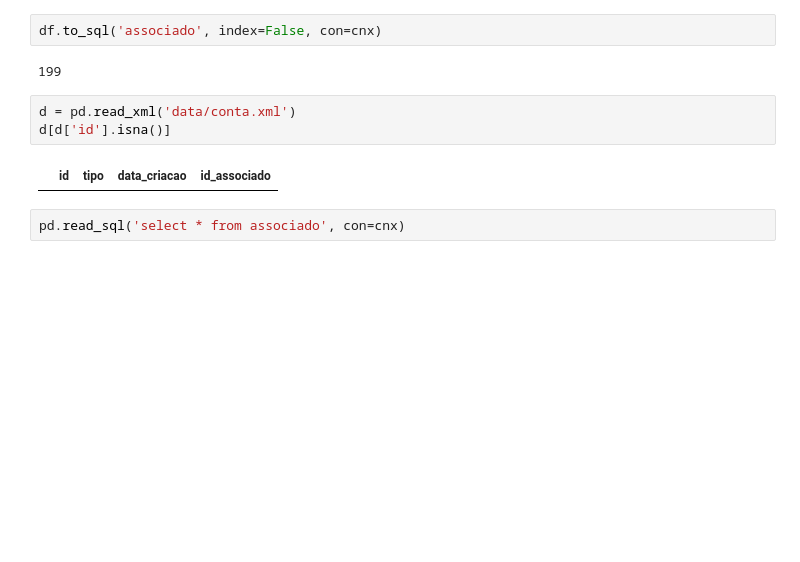
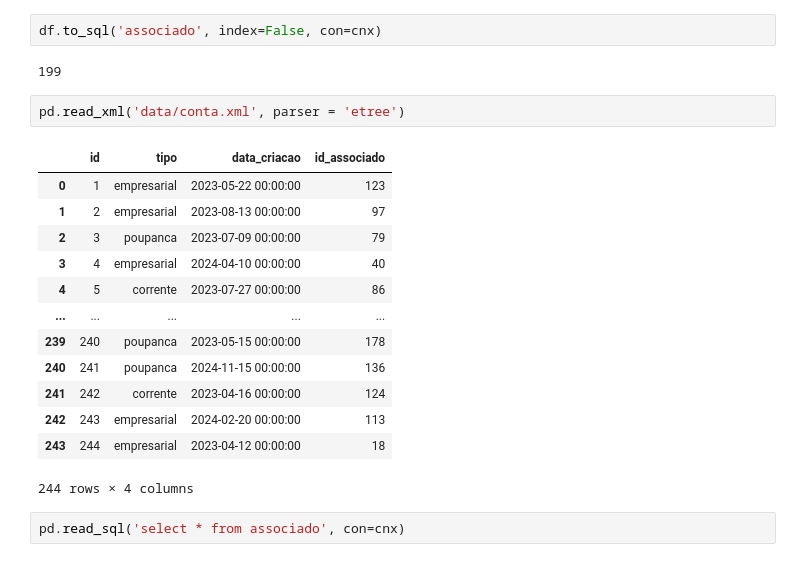
Before and after one commit to felipe-nakanishi/desafio_engenharia_dados, a Jupyter notebook: test.ipynb, the cells around one changed output. Cells and saved outputs as stored; diff of their text form; blank space fills up the shorter version.

```diff
--- a/test.ipynb
+++ b/test.ipynb
@@ -10,10 +10,21 @@ df.to_sql('associado', index=False, con=cnx)
 # %% [output]
 199
 # %%
-d = pd.read_xml('data/conta.xml')
-d[d['id'].isna()]
+pd.read_xml('data/conta.xml', parser = 'etree')
 # %% [output]
 |  | id | tipo | data_criacao | id_associado |
+| 0 | 1 | empresarial | 2023-05-22 00:00:00 | 123 |
+| 1 | 2 | empresarial | 2023-08-13 00:00:00 | 97 |
+| 2 | 3 | poupanca | 2023-07-09 00:00:00 | 79 |
+| 3 | 4 | empresarial | 2024-04-10 00:00:00 | 40 |
+| 4 | 5 | corrente | 2023-07-27 00:00:00 | 86 |
+| ... | ... | ... | ... | ... |
+| 239 | 240 | poupanca | 2023-05-15 00:00:00 | 178 |
+| 240 | 241 | poupanca | 2024-11-15 00:00:00 | 136 |
+| 241 | 242 | corrente | 2023-04-16 00:00:00 | 124 |
+| 242 | 243 | empresarial | 2024-02-20 00:00:00 | 113 |
+| 243 | 244 | empresarial | 2023-04-12 00:00:00 | 18 |
+244 rows × 4 columns
 # %%
 pd.read_sql('select * from associado', con=cnx)
 # %% [output]
```
Also changed, not shown: parts of 3 cells of this notebook, 5 other files.
